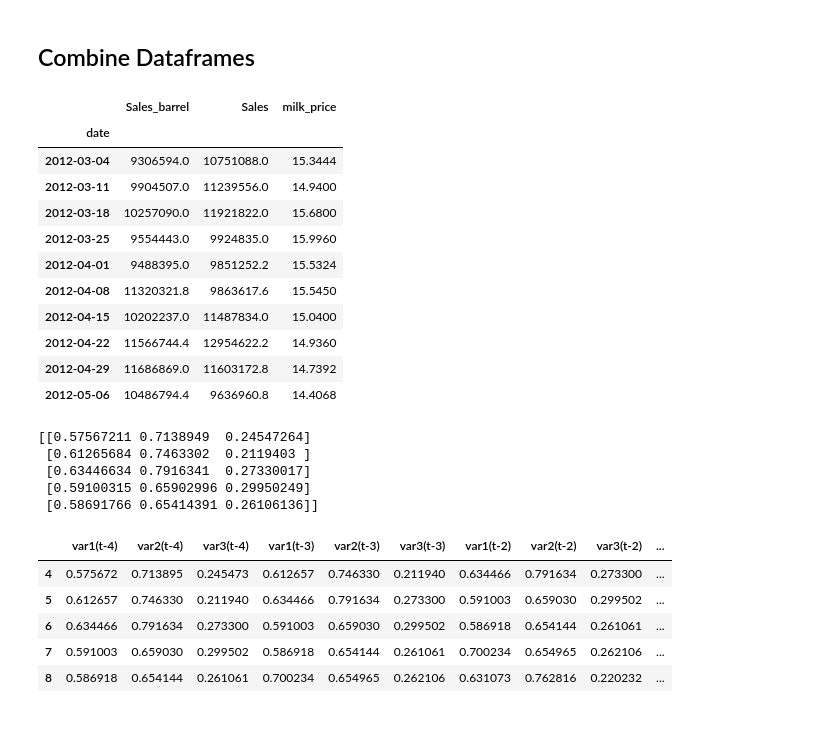
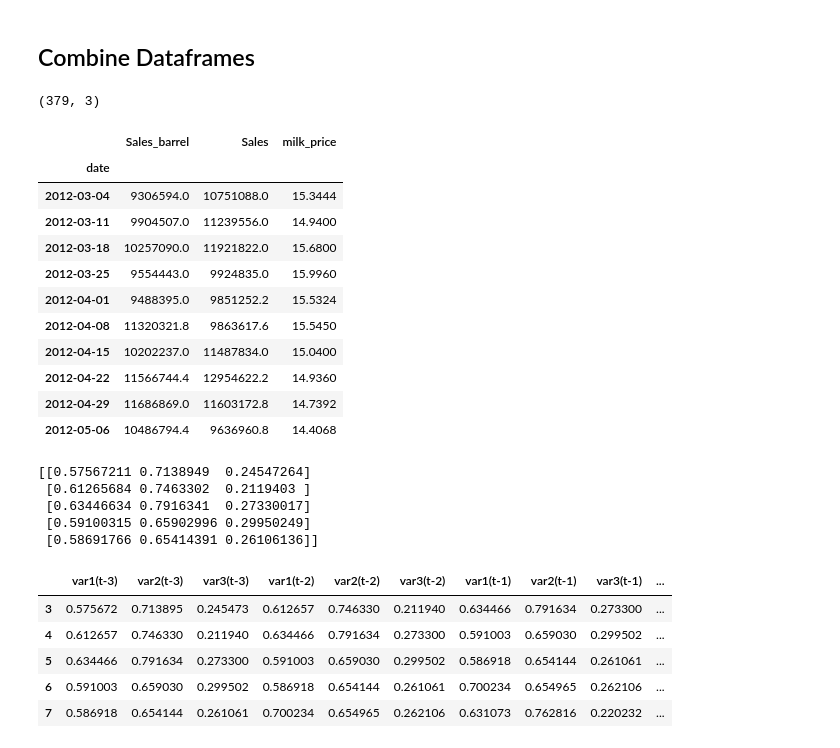
Before and after one commit to nitdip/Milk_Predictions, a Jupyter notebook: DairyPriceRegression-John’s MacBook Pro.ipynb, the cells around one changed output. Saved outputs shown, nothing was run; the diff lists cells and outputs as text; code cells hidden in the pictures.

```diff
--- a/DairyPriceRegression-John’s MacBook Pro.ipynb
+++ b/DairyPriceRegression-John’s MacBook Pro.ipynb
@@ -205,8 +205,10 @@ milk.head()
 ## Combine Dataframes
 # %%
 df_og = block_cheddar.join(barrel_cheddar, lsuffix='_barrel').join(milk).drop(columns=['Weighted Price adjusted to 38% moisture', 'Moisture Content'])
+print(df_og.shape)
 df_og.head(10)
 # %% [output]
+(379, 3)
 |  | Sales_barrel | Sales | milk_price |
 | date |  |  |  |
 | 2012-03-04 | 9306594.0 | 10751088.0 | 15.3444 |
@@ -253,18 +255,18 @@ def to_supervised(data, n_input=1, n_output=1, drop_na=True):
 # %%
 scaler = MinMaxScaler()
 scaled = scaler.fit_transform(df_og)
 print(scaled[:5])
-reframed = to_supervised(scaled, 4, 2)
+reframed = to_supervised(scaled, 3, 2).iloc[:, :-3]
 reframed.head()
 # %% [output]
 [[0.57567211 0.7138949  0.24547264]
  [0.61265684 0.7463302  0.2119403 ]
  [0.63446634 0.7916341  0.27330017]
  [0.59100315 0.65902996 0.29950249]
  [0.58691766 0.65414391 0.26106136]]
-|  | var1(t-4) | var2(t-4) | var3(t-4) | var1(t-3) | var2(t-3) | var3(t-3) | var1(t-2) | var2(t-2) | var3(t-2) | ... |
-| 4 | 0.575672 | 0.713895 | 0.245473 | 0.612657 | 0.746330 | 0.211940 | 0.634466 | 0.791634 | 0.273300 | ... |
-| 5 | 0.612657 | 0.746330 | 0.211940 | 0.634466 | 0.791634 | 0.273300 | 0.591003 | 0.659030 | 0.299502 | ... |
-| 6 | 0.634466 | 0.791634 | 0.273300 | 0.591003 | 0.659030 | 0.299502 | 0.586918 | 0.654144 | 0.261061 | ... |
-| 7 | 0.591003 | 0.659030 | 0.299502 | 0.586918 | 0.654144 | 0.261061 | 0.700234 | 0.654965 | 0.262106 | ... |
-| 8 | 0.586918 | 0.654144 | 0.261061 | 0.700234 | 0.654965 | 0.262106 | 0.631073 | 0.762816 | 0.220232 | ... |
+|  | var1(t-3) | var2(t-3) | var3(t-3) | var1(t-2) | var2(t-2) | var3(t-2) | var1(t-1) | var2(t-1) | var3(t-1) | ... |
+| 3 | 0.575672 | 0.713895 | 0.245473 | 0.612657 | 0.746330 | 0.211940 | 0.634466 | 0.791634 | 0.273300 | ... |
+| 4 | 0.612657 | 0.746330 | 0.211940 | 0.634466 | 0.791634 | 0.273300 | 0.591003 | 0.659030 | 0.299502 | ... |
+| 5 | 0.634466 | 0.791634 | 0.273300 | 0.591003 | 0.659030 | 0.299502 | 0.586918 | 0.654144 | 0.261061 | ... |
+| 6 | 0.591003 | 0.659030 | 0.299502 | 0.586918 | 0.654144 | 0.261061 | 0.700234 | 0.654965 | 0.262106 | ... |
+| 7 | 0.586918 | 0.654144 | 0.261061 | 0.700234 | 0.654965 | 0.262106 | 0.631073 | 0.762816 | 0.220232 | ... |
```
Also changed, not shown: parts of 6 cells of this notebook.
